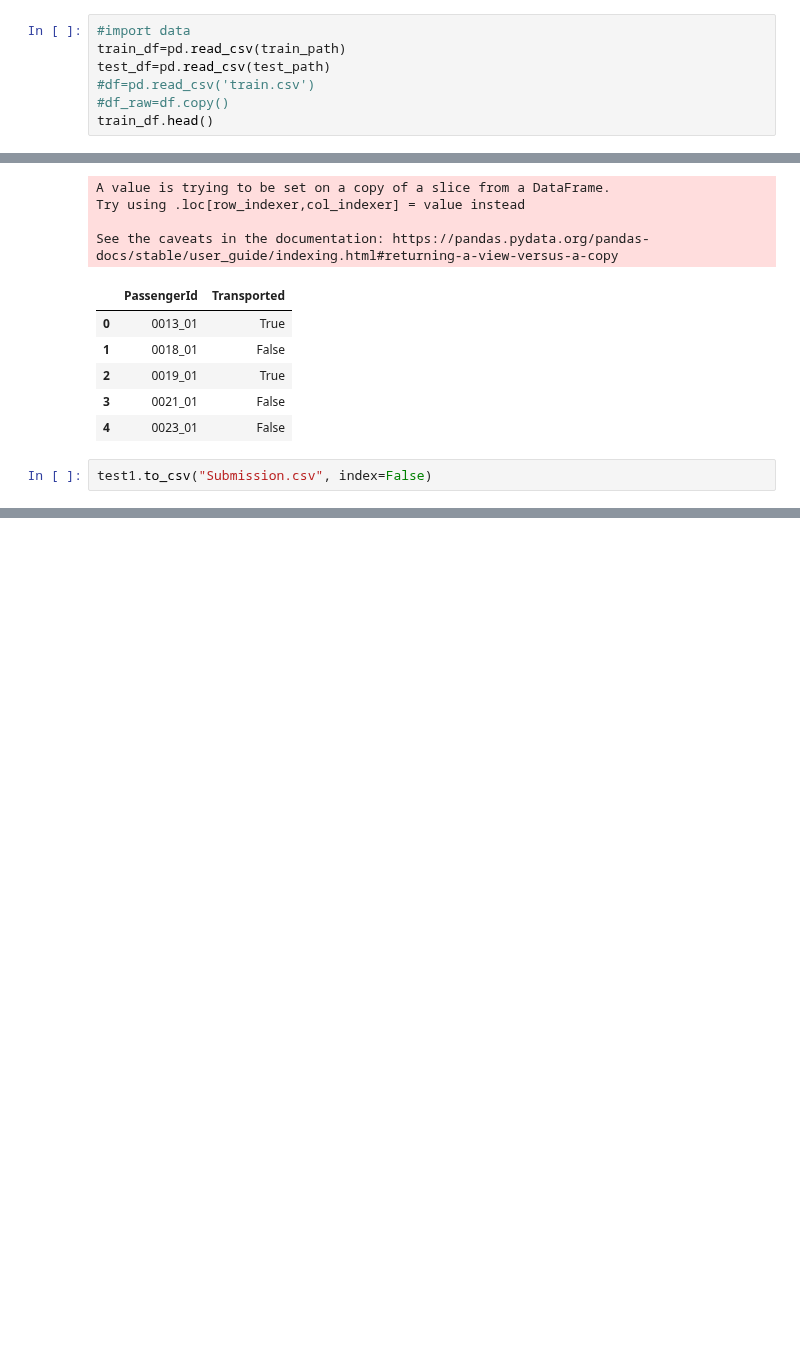
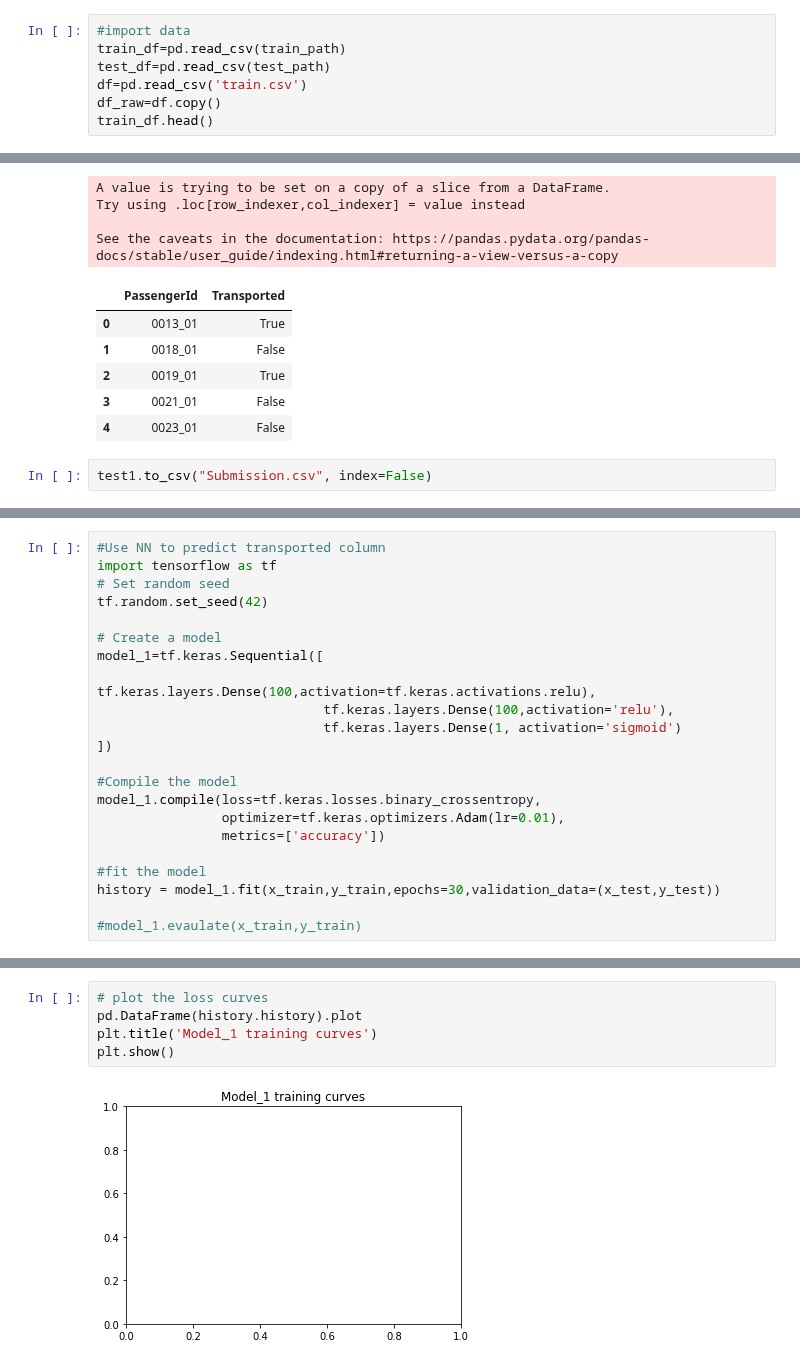
Before and after one commit to Chirag314/EDA, a Jupyter notebook: spaceship_titanic1.ipynb, the cells around one changed output, grey strips where cells are left out. Cells and saved outputs as stored; diff of their text form; blank space fills up the shorter version.

```diff
--- a/spaceship_titanic1.ipynb
+++ b/spaceship_titanic1.ipynb
@@ -94,8 +94,8 @@ test_path=os.path.join(dataset_src,'test.csv')
 #import data
 train_df=pd.read_csv(train_path)
 test_df=pd.read_csv(test_path)
-#df=pd.read_csv('train.csv')
-#df_raw=df.copy()
+df=pd.read_csv('train.csv')
+df_raw=df.copy()
 train_df.head()
 # %% [output]
 |  | PassengerId | HomePlanet | CryoSleep | Cabin | Destination | Age | VIP | RoomService | FoodCourt | ... |
@@ -457,0 +469,22 @@ test1.to_csv("Submission.csv", index=False)
+# %%
+#Use NN to predict transported column
+import tensorflow as tf
+# Set random seed
+tf.random.set_seed(42)
+
+# Create a model
+model_1=tf.keras.Sequential([
+                             tf.keras.layers.Dense(100,activation=tf.keras.activations.relu),
+                             tf.keras.layers.Dense(100,activation='relu'),
+                             tf.keras.layers.Dense(1, activation='sigmoid')
+])
+
+#Compile the model
+model_1.compile(loss=tf.keras.losses.binary_crossentropy,
+                optimizer=tf.keras.optimizers.Adam(lr=0.01),
+                metrics=['accuracy'])
+
+#fit the model
+history = model_1.fit(x_train,y_train,epochs=30,validation_data=(x_test,y_test))
+
+#model_1.evaulate(x_train,y_train)
@@ -457,0 +514,7 @@ test1.to_csv("Submission.csv", index=False)
+# %%
+# plot the loss curves
+pd.DataFrame(history.history).plot
+plt.title('Model_1 training curves')
+plt.show()
+# %% [output]
+[figure, added]
```
Also changed, not shown: parts of 8 cells of this notebook.
